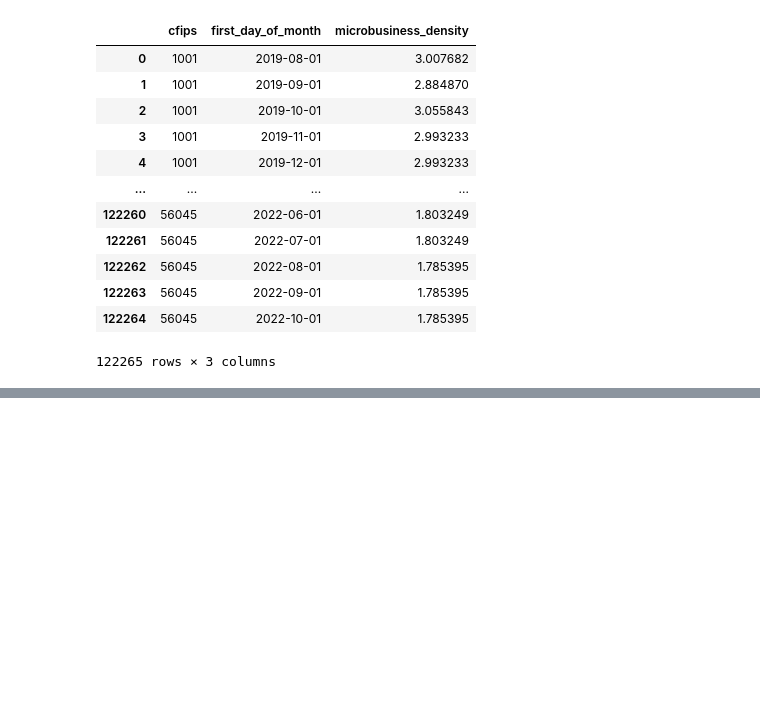
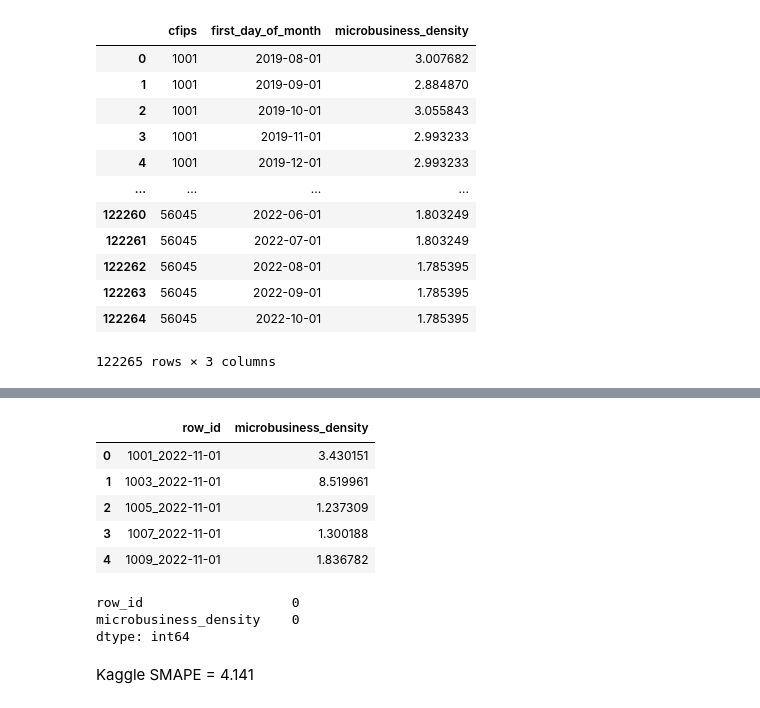
Before and after one commit to laksharora98/Portfolio, a Jupyter notebook: Kaggle Projects/GoDaddy - Microbusiness Density Forecasting/Univariate independent prophet.ipynb, the cells around one changed output, grey strips where cells are left out. Cells and saved outputs as stored; diff of their text form; code cells hidden in the pictures; blank space fills up the shorter version.

```diff
--- a/Kaggle Projects/GoDaddy - Microbusiness Density Forecasting/Univariate independent prophet.ipynb
+++ b/Kaggle Projects/GoDaddy - Microbusiness Density Forecasting/Univariate independent prophet.ipynb
@@ -188,7 +121,7 @@ for county in tqdm(cfips):
     prophet_data = train_data.loc[train_data['cfips'] == county, [
         'first_day_of_month', 'microbusiness_density']]
     prophet_data.rename(columns={'first_day_of_month': 'ds', 'microbusiness_density': 'y'}, inplace=True)
-    model = Prophet()
+    model = Prophet(yearly_seasonality=2)
     model.fit(prophet_data)
     future = model.make_future_dataframe(periods=8, freq='MS')
     forecast = model.predict(future)
@@ -308,0 +170,5 @@ Iteration 116. Log joint probability =    112.881. Improved by 9.04748e-09.
+# %%
+test = pd.read_csv('test.csv')
+# %%
+submission_prophet = pd.DataFrame()
+submission_prophet['row_id'] = test['row_id']
@@ -308,0 +184,17 @@ Iteration 116. Log joint probability =    112.881. Improved by 9.04748e-09.
+# %%
+submission_prophet['microbusiness_density'] = submission_prophet['row_id'].apply(lambda x: forecast_dict[x])
+# %%
+submission_prophet.head()
+# %% [output]
+|  | row_id | microbusiness_density |
+| 0 | 1001_2022-11-01 | 3.430151 |
+| 1 | 1003_2022-11-01 | 8.519961 |
+| 2 | 1005_2022-11-01 | 1.237309 |
+| 3 | 1007_2022-11-01 | 1.300188 |
+| 4 | 1009_2022-11-01 | 1.836782 |
+# %%
+submission_prophet.isnull().sum()
+# %% [output]
+row_id                   0
+microbusiness_density    0
+dtype: int64
@@ -308,0 +203,2 @@ Iteration 116. Log joint probability =    112.881. Improved by 9.04748e-09.
+# %% [markdown]
+Kaggle SMAPE = 4.141
```
Also changed, not shown: parts of 14 cells of this notebook, 9 other files.
